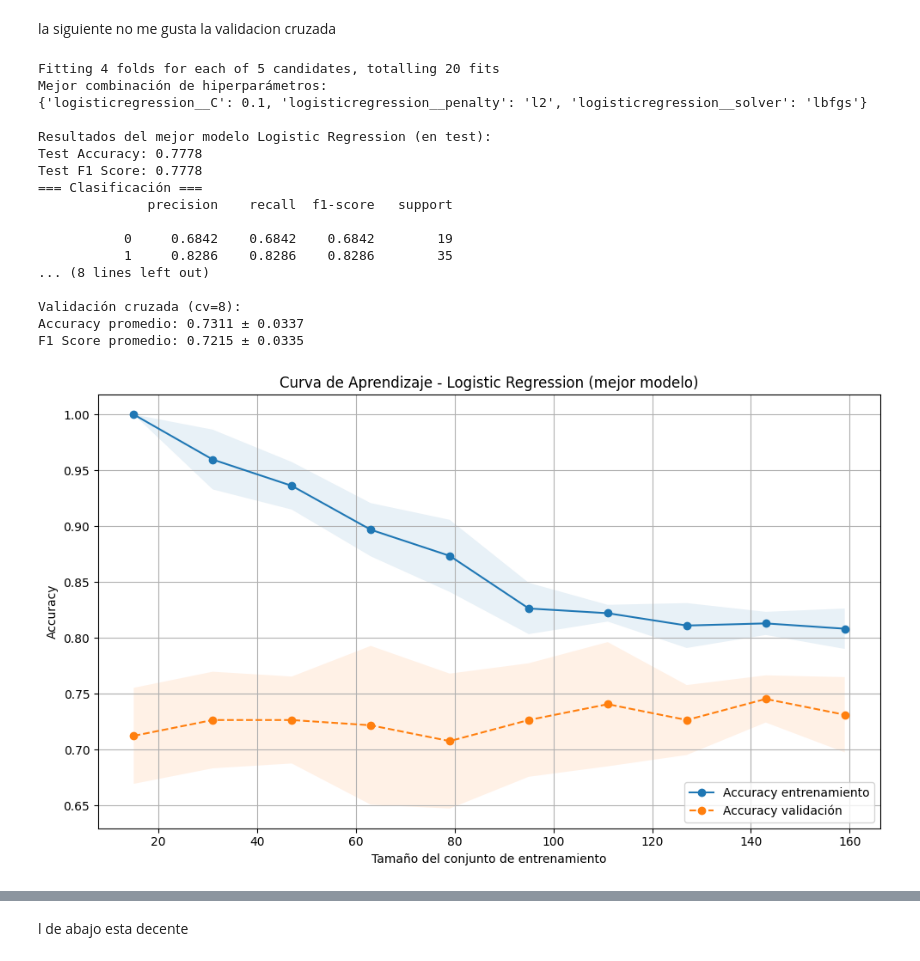
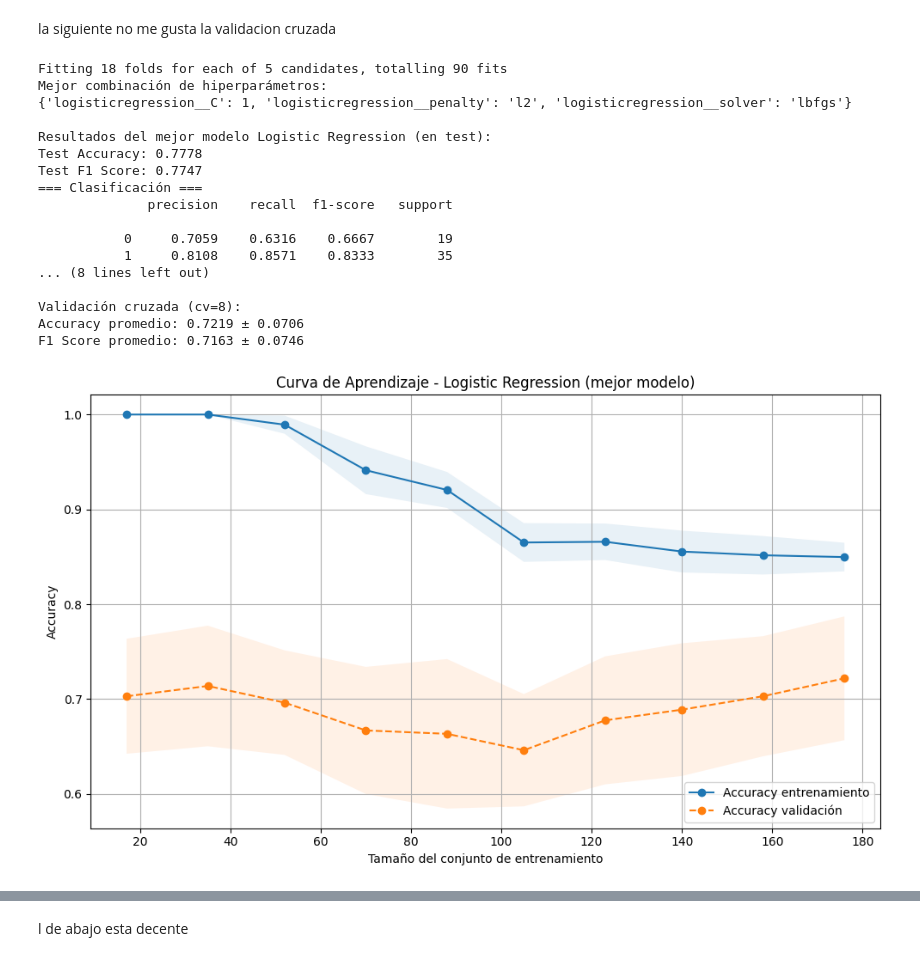
Before and after one commit to joseluis031/TFG_Tennis, a Jupyter notebook: prueba_copia32.ipynb, the cells around one changed output, grey strips where cells are left out. Saved outputs shown, nothing was run; the diff lists cells and outputs as text; code cells hidden in the pictures.

```diff
--- a/prueba_copia32.ipynb
+++ b/prueba_copia32.ipynb
@@ -393,7 +393,7 @@ la siguiente esta bien
 # %%
 
 # === 2. Definir estrategia de validación cruzada ===
-cv_strategy = StratifiedKFold(n_splits=6, shuffle=True, random_state=42)
+cv_strategy = RepeatedStratifiedKFold(n_splits=6, n_repeats=3, random_state=42)
 
 # === 3. Definir pipeline y parámetros para GridSearch ===
 pipe = make_pipeline(
@@ -516,7 +516,7 @@ la siguiente no me gusta la validacion cruzada
 # %%
 
 # === 2. Definir estrategia de validación cruzada ===
-cv_strategy = StratifiedKFold(n_splits=4, shuffle=True, random_state=42)
+cv_strategy = RepeatedStratifiedKFold(n_splits=6, n_repeats=3, random_state=42)
 
 # === 3. Definir pipeline y parámetros para GridSearch ===
 pipe = make_pipeline(
@@ -598,38 +598,38 @@ plt.title("Curva de Aprendizaje - Logistic Regression (mejor modelo)")
 plt.legend(loc="lower right")
 plt.grid(True)
 plt.tight_layout()
 plt.show()
 
 # === 8. Curva Precisión-Recall ===
 y_proba = best_model.predict_proba(X_test)[:, 1]
 precision, recall, _ = precision_recall_curve(y_test, y_proba)
 ap = average_precision_score(y_test, y_proba)
 
 plt.figure(figsize=(8, 5))
 plt.plot(recall, precision, label=f'Average Precision = {ap:.4f}')
 plt.xlabel("Recall")
 plt.ylabel("Precision")
 plt.title("Curva Precisión-Recall – Logistic Regression")
 plt.legend()
 plt.grid(True)
 plt.tight_layout()
 plt.show()
 # %% [output]
-Fitting 4 folds for each of 5 candidates, totalling 20 fits
+Fitting 18 folds for each of 5 candidates, totalling 90 fits
 Mejor combinación de hiperparámetros:
-{'logisticregression__C': 0.1, 'logisticregression__penalty': 'l2', 'logisticregression__solver': 'lbfgs'}
+{'logisticregression__C': 1, 'logisticregression__penalty': 'l2', 'logisticregression__solver': 'lbfgs'}
 
 Resultados del mejor modelo Logistic Regression (en test):
 Test Accuracy: 0.7778
-Test F1 Score: 0.7778
+Test F1 Score: 0.7747
 === Clasificación ===
               precision    recall  f1-score   support
 
-           0     0.6842    0.6842    0.6842        19
-           1     0.8286    0.8286    0.8286        35
+           0     0.7059    0.6316    0.6667        19
+           1     0.8108    0.8571    0.8333        35
 ... (8 lines left out)
 
 Validación cruzada (cv=8):
-Accuracy promedio: 0.7311 ± 0.0337
-F1 Score promedio: 0.7215 ± 0.0335
+Accuracy promedio: 0.7219 ± 0.0706
+F1 Score promedio: 0.7163 ± 0.0746
-[figure, old version]
+[figure, new version]
```
Also changed, not shown: parts of 11 cells of this notebook, 8 other files.
